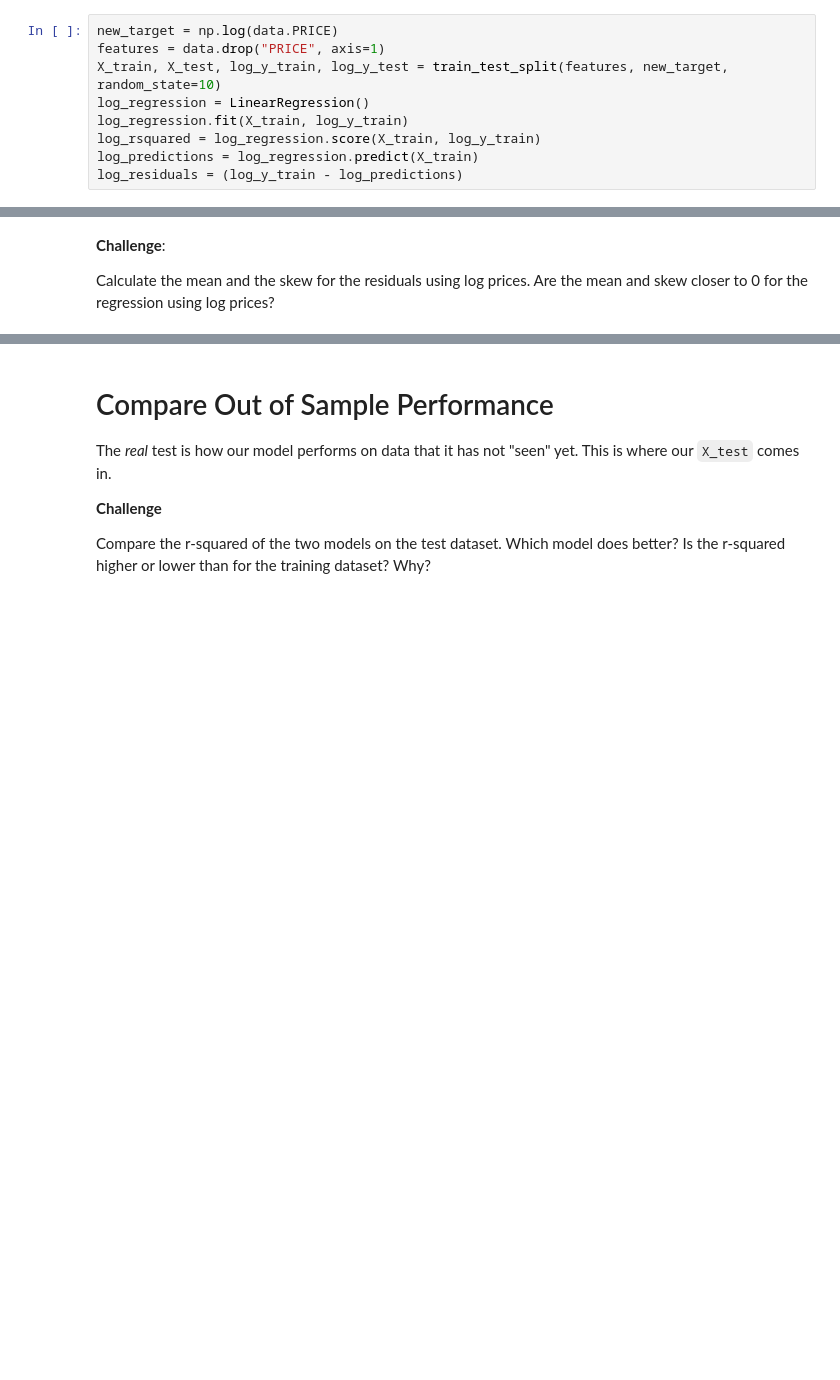
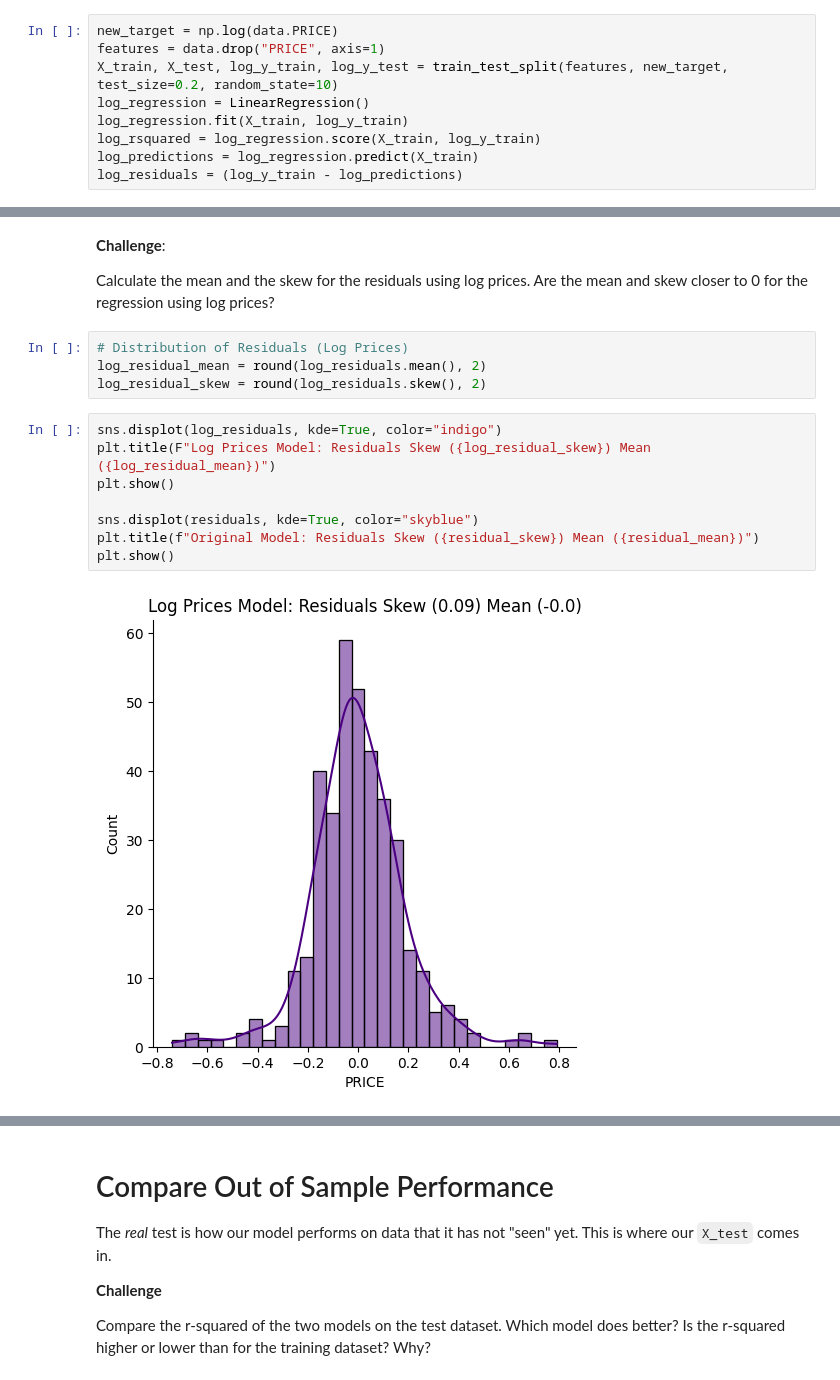
Before and after one commit to Soulbolt/Day-81-Capstone-Project-Predict-house-prices, a Jupyter notebook: Multivariable_Regression_and_Valuation_Model_(start).ipynb, the cells around one changed output, grey strips where cells are left out. Cells and saved outputs as stored; diff of their text form; blank space fills up the shorter version.

Commit message:
Complete Compare Out of Sample Performance, Predict A Property's Value using the Regression Coefficents Challenges. Fixed bug on log_y_test.

```diff
--- a/Multivariable_Regression_and_Valuation_Model_(start).ipynb
+++ b/Multivariable_Regression_and_Valuation_Model_(start).ipynb
@@ -554,7 +554,7 @@ $$ \log (PR \hat ICE) = \theta _0 + \theta _1 RM + \theta _2 NOX + \theta_3 DIS
 # %%
 new_target = np.log(data.PRICE)
 features = data.drop("PRICE", axis=1)
-X_train, X_test, log_y_train, log_y_test = train_test_split(features, new_target, random_state=10)
+X_train, X_test, log_y_train, log_y_test = train_test_split(features, new_target, test_size=0.2, random_state=10)
 log_regression = LinearRegression()
 log_regression.fit(X_train, log_y_train)
 log_rsquared = log_regression.score(X_train, log_y_train)
@@ -654,3 +654,17 @@ invalid escape sequence '\h'
 **Challenge**:
 
 Calculate the mean and the skew for the residuals using log prices. Are the mean and skew closer to 0 for the regression using log prices?
+# %%
+# Distribution of Residuals (Log Prices)
+log_residual_mean = round(log_residuals.mean(), 2)
+log_residual_skew = round(log_residuals.skew(), 2)
+# %%
+sns.displot(log_residuals, kde=True, color="indigo")
+plt.title(F"Log Prices Model: Residuals Skew ({log_residual_skew}) Mean ({log_residual_mean})")
+plt.show()
+
+sns.displot(residuals, kde=True, color="skyblue")
+plt.title(f"Original Model: Residuals Skew ({residual_skew}) Mean ({residual_mean})")
+plt.show()
+# %% [output]
+[figure, added]
```
Also changed, not shown: parts of 4 cells of this notebook.
